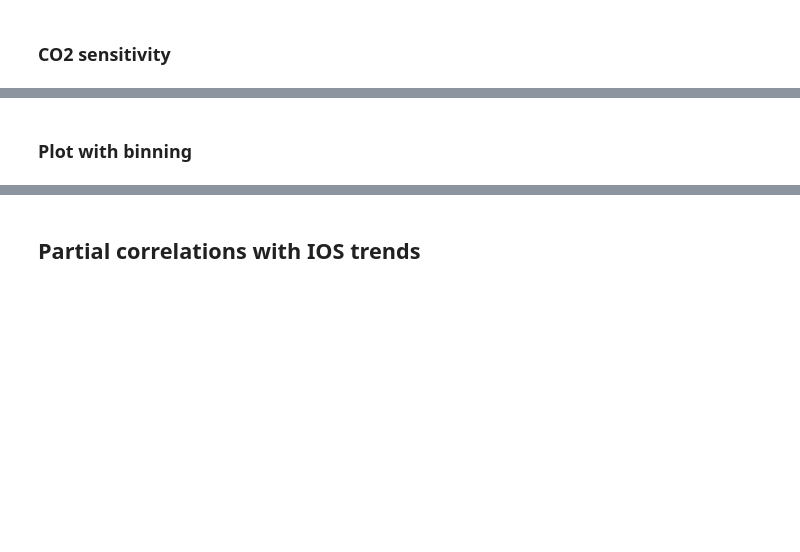
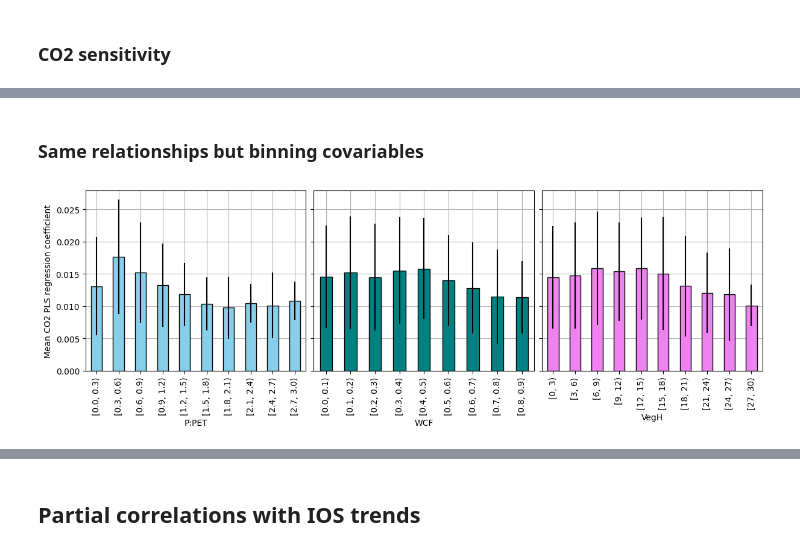
Before and after one commit to cbur24/Aus_phenology, a Jupyter notebook: notebooks/4_Summarise_perpixel_attribution.ipynb, the cells around one changed output, grey strips where cells are left out. Drawn from its saved outputs; the diff is of its cells as text; code cells hidden in the pictures; blank space fills up the shorter version.

Commit message:
add ML attribution

```diff
--- a/notebooks/4_Summarise_perpixel_attribution.ipynb
+++ b/notebooks/4_Summarise_perpixel_attribution.ipynb
@@ -207,2 +215,2 @@ fig.savefig(f'/g/data/os22/chad_tmp/Aus_phenology/results/figs/vPOS_slope_enviro
 # %% [markdown]
-### Plot with binning
+### Same relationships but binning covariables
@@ -215,9 +217,22 @@ grass = grass.mean('time')
-# %%
-co2 = p_attribution.sel(feature='co2').PLS_coefficent.where(p_attribution.sel(feature='co2').PLS_coefficent>0).drop_vars('feature')
-co2_df = co2.to_dataframe().reset_index(drop=True).drop(['spatial_ref'],axis=1)
-
-co2_df['P:PET'] = mi.where(~np.isnan(co2)).to_dataframe().reset_index(drop=True).drop(['spatial_ref'],axis=1)
-co2_df['trees'] = trees.where(~np.isnan(co2)).to_dataframe().reset_index(drop=True).drop(['spatial_ref'],axis=1)
-co2_df['grass'] = grass.where(~np.isnan(co2)).to_dataframe().reset_index(drop=True).drop(['spatial_ref'],axis=1)
-
-co2_df = co2_df.dropna()
+# %%
+vars = ['P:PET', 'WCF', 'VegH']
+bins = [
+    np.arange(0,3.3,0.3),
+    np.arange(0,1, 0.1),
+    np.arange(0,33, 3)
+]
+cls = ['skyblue', 'teal', 'violet']
+fig,axes=plt.subplots(1,3, figsize=(12,4),  layout='constrained', sharey=True)
+
+for v,b,ax,c in zip(vars,bins, axes.ravel(), cls):
+    bins = pd.cut(co2_df[v], bins=b, right=False)
+    grouped = co2_df.groupby(bins, observed=True)['PLS_coefficent'].mean()
+    stddev = co2_df.groupby(bins, observed=True)['PLS_coefficent'].std()
+    grouped.plot(kind='bar', color=c, edgecolor='black', ax=ax, zorder=10, yerr=stddev)
+    ax.set_xlabel(v)
+    ax.grid()
+    ax.set_ylabel('Mean CO2 PLS regression coefficient');
+fig.savefig(f'/g/data/os22/chad_tmp/Aus_phenology/results/figs/CO2_sensitivity_vPOS_bins_AusENDVI.png',
+            bbox_inches='tight', dpi=300)
+# %% [output]
+[figure, added]
```
Also changed, not shown: parts of 10 cells of this notebook, 3 other files.
